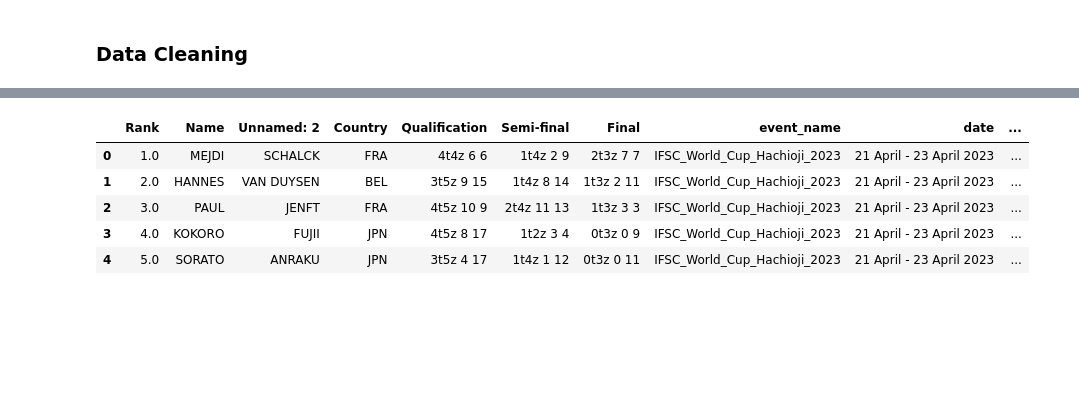
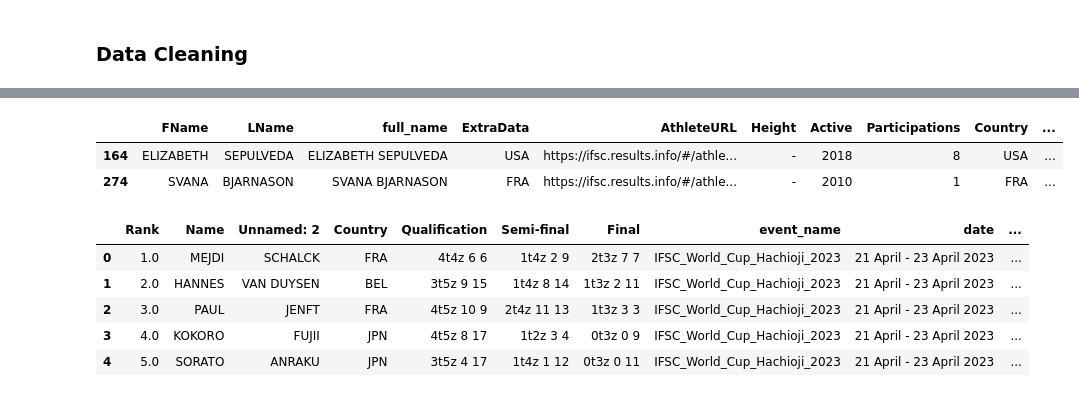
Before and after one commit to lfigil/ifsc-data, a Jupyter notebook: ifsc_analysis.ipynb, the cells around one changed output, grey strips where cells are left out. Drawn from its saved outputs; the diff is of its cells as text; code cells hidden in the pictures; blank space fills up the shorter version.

```diff
--- a/ifsc_analysis.ipynb
+++ b/ifsc_analysis.ipynb
@@ -10,3 +27,14 @@ speed_df = pd.read_csv("./competitions/world_cups_2023/2023_speed.csv")
+# %%
+tmp_df = athletes['ExtraData'].str.split(" ", expand=True)
+# %%
+athletes['Country'] = tmp_df[0]
+athletes['BirthYear'] = tmp_df[2]
+# %%
+athletes[athletes['BirthYear'].isna()]
+# %% [output]
+|  | FName | LName | full_name | ExtraData | AthleteURL | Height | Active | Participations | Country | ... |
+| 164 | ELIZABETH | SEPULVEDA | ELIZABETH SEPULVEDA | USA | https://ifsc.results.info/#/athle... | - | 2018 | 8 | USA | ... |
+| 274 | SVANA | BJARNASON | SVANA BJARNASON | FRA | https://ifsc.results.info/#/athle... | - | 2010 | 1 | FRA | ... |
 # %%
 boulder_df.head()
 # %% [output]
```
Also changed, not shown: parts of 3 cells of this notebook.
